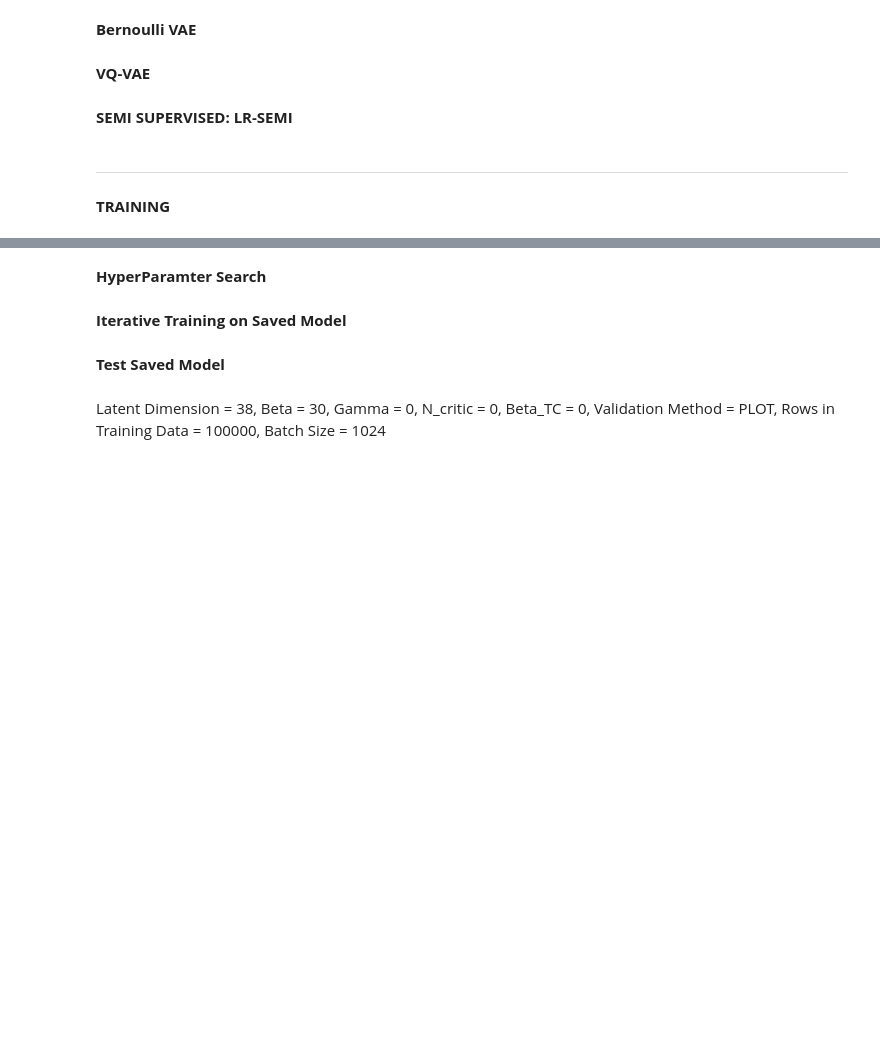
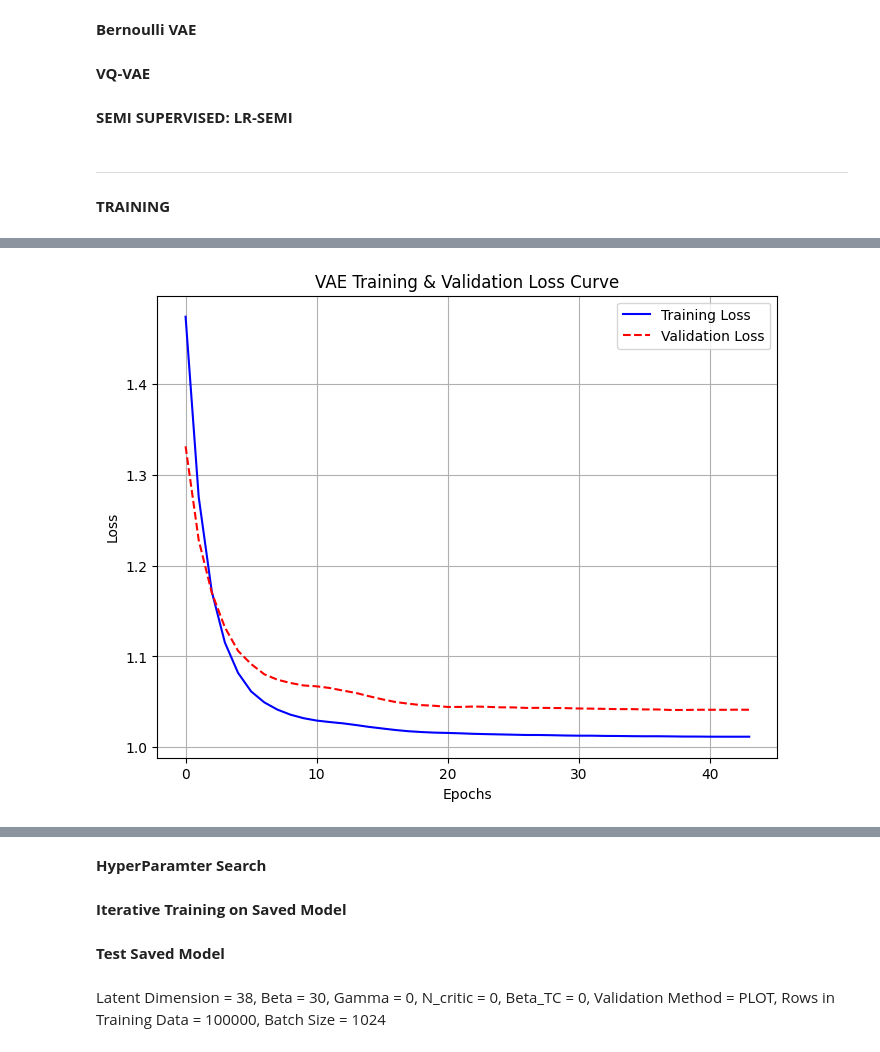
Before and after one commit to Samin765/Edge-Deployable-Unsupervised-IDS-for-CAN, a Jupyter notebook: VAE_multiple_samples_.ipynb, the cells around one changed output, grey strips where cells are left out. Drawn from its saved outputs; the diff is of its cells as text; code cells hidden in the pictures; blank space fills up the shorter version.

```diff
--- a/VAE_multiple_samples_.ipynb
+++ b/VAE_multiple_samples_.ipynb
@@ -248,8 +251,20 @@ else:
     processeddataframe , embedding_model, id_to_embedding, scalers = feature_selection_preparation(HCRL_CarHacking_Normal_csv_path, phase = 'training', rows=n_rows_train, binary = BINARY, binary_id= BINARY_ID)
     train_dataset, val_dataset, val_dataset2 = convert_to_tensorflow(processeddataframe['features'], batch_size= batch_size, window_size = window_size, stride = stride, split_ratio= split_ratio)
 
-    processeddataframe_test = feature_selection_preparation(HCRL_CarHacking_Fuzzy_csv_path, phase = 'test', rows=n_rows_test, binary = BINARY, binary_id = BINARY_ID, embedding_model = embedding_model, id_to_embedding = id_to_embedding, scalers = scalers)
-    test_dataset, test_threshold_dataset = convert_to_tensorflow(processeddataframe_test['features'], processeddataframe_test['type'], batch_size = batch_size, window_size= window_size, stride=stride, window_anomaly = window_anomaly)
+    #processeddataframe_test = feature_selection_preparation(HCRL_CarHacking_DoS_csv_path, phase = 'test', rows=n_rows_test, binary = BINARY, binary_id = BINARY_ID, embedding_model = embedding_model, id_to_embedding = id_to_embedding, scalers = scalers)
+    #test_dataset_dos_hcrl, test_threshold_dataset_dos_hcrl = convert_to_tensorflow(processeddataframe_test['features'], processeddataframe_test['type'], batch_size = batch_size, window_size= window_size, stride=stride, window_anomaly = window_anomaly)
+
+    processeddataframe_test = feature_selection_preparation(HCRL_CarHacking_DoS_csv_path, phase = 'test', rows=n_rows_test, binary = BINARY, binary_id = BINARY_ID, embedding_model = embedding_model, id_to_embedding = id_to_embedding, scalers = scalers)
+    test_dataset_dos_hcrl, test_threshold_dataset_dos_hcrl = convert_to_tensorflow(processeddataframe_test['features'], processeddataframe_test['type'], batch_size = batch_size, window_size= window_size, stride=stride, window_anomaly = window_anomaly)
+
+    #processeddataframe_test = feature_selection_preparation(HCRL_CarHacking_Fuzzy_csv_path, phase = 'test', rows=n_rows_test, binary = BINARY, binary_id = BINARY_ID, embedding_model = embedding_model, id_to_embedding = id_to_embedding, scalers = scalers)
+    #test_dataset_fuzzy, test_threshold_dataset_fuzzy = convert_to_tensorflow(processeddataframe_test['features'], processeddataframe_test['type'], batch_size = batch_size, window_size= window_size, stride=stride, window_anomaly = window_anomaly)
+
+    #processeddataframe_test = feature_selection_preparation(HCRL_CarHacking_Spoofing_Gear_csv_path, phase = 'test', rows=n_rows_test, binary = BINARY, binary_id = BINARY_ID, embedding_model = embedding_model, id_to_embedding = id_to_embedding, scalers = scalers)
+    #test_dataset_spoofing_gear, test_threshold_dataset_spoofing_gear = convert_to_tensorflow(processeddataframe_test['features'], processeddataframe_test['type'], batch_size = batch_size, window_size= window_size, stride=stride, window_anomaly = window_anomaly)
+
+    #processeddataframe_test = feature_selection_preparation(HCRL_CarHacking_Spoofing_RPM_csv_path, phase = 'test', rows=n_rows_test, binary = BINARY, binary_id = BINARY_ID, embedding_model = embedding_model, id_to_embedding = id_to_embedding, scalers = scalers)
+    #test_dataset_spoofing_RPM, test_threshold_dataset_spoofing_RPM = convert_to_tensorflow(processeddataframe_test['features'], processeddataframe_test['type'], batch_size = batch_size, window_size= window_size, stride=stride, window_anomaly = window_anomaly)
     """
 
     processeddataframe , embedding_model, id_to_embedding, scalers = feature_selection_preparation_new(preprocessed_50K_Replay_channel2_part1_csv_path, phase = 'test', rows=n_rows_train, binary = BINARY, binary_id= BINARY_ID, train_embedding_scaler = True)
@@ -1766,7 +1688,7 @@ reload(anomaly_detection_functions)
 # Regular HYPERPARAMETERS
 input_dim = np.size(processeddataframe['features'][0])
 epochs = 100
-n_samples = 11
+n_samples = 10
 learning_rate = 1e-04
 weight_decay = 1e-06
 learning_rate_disc = 5e-5 # FactorVAE
@@ -1774,7 +1696,7 @@ learning_rate_disc = 5e-5 # FactorVAE
 steps_anneal = epochs * len(train_dataset)
 print("steps: ", steps_anneal)
 alpha = 0.0  # Minimum learning rate as a fraction of the initial learning rate
-validation_method = "B_TCVAE" # None, B_VAE, TC, B_TCVAE, PLOT
+validation_method = "B_VAE" # None, B_VAE, TC, B_TCVAE, PLOT
 patience = 5
 
 # IMPORTANT
@@ -1787,41 +1709,49 @@ n_critic = 0
 
 AD = True
 
-time = datetime.now().strftime("%H-%M")
-model_name ="LSTM_VAE"
-#model_path s= f'/Users/SCHUGD/Desktop/MasterThesis/Code/Models/BEST_{model_name}_LD{latent_dim}_Beta{beta}_NT{n_rows_train}_{time}.keras'
-
-cosine_decay_schedule = CosineDecay(
-    1e-03, steps_anneal, alpha=alpha
-)
+# Hyperparameter search space
+latent_dims = [10]  # Example values for latent dimension
+beta_values = [2]
 
 
-#vae = Bernoulli_VAE(input_dim=input_dim, latent_dim=latent_dim, window_size= window_size, bernoulli_prior_p= 0.5)
-#vae = VAE_Mean_Variance_Decoder(input_dim=input_dim, latent_dim=latent_dim, window_size= window_size)
-vae = VAE_multiplesamples(input_dim=input_dim, latent_dim=latent_dim, window_size= window_size)
+test_dataset = test_dataset_dos_hcrl
 
-vae_semi = LR_SEMIVAE(input_dim=input_dim, latent_dim=latent_dim, window_size= window_size, num_classes= 2, lambda_cls = 1)
+for latent_dim, beta in itertools.product(latent_dims, beta_values):
+  time = datetime.now().strftime("%H-%M")
+  model_name ="B_Threshold_VAE"
+  #model_path s= f'/Users/SCHUGD/Desktop/MasterThesis/Code/Models/BEST_{model_name}_LD{latent_dim}_Beta{beta}_NT{n_rows_train}_{time}.keras'
+
+  cosine_decay_schedule = CosineDecay(
+      1e-03, steps_anneal, alpha=alpha
+  )
+
+  #vae = Bernoulli_VAE(input_dim=input_dim, latent_dim=latent_dim, window_size= window_size, bernoulli_prior_p= 0.5)
+  #vae = VAE_Mean_Variance_Decoder(input_dim=input_dim, latent_dim=latent_dim, window_size= window_size)
+  vae = VAE_multiplesamples(input_dim=input_dim, latent_dim=latent_dim, window_size= window_size)
+
+  #vae_semi = LR_SEMIVAE(input_dim=input_dim, latent_dim=latent_dim, window_size= window_size, num_classes= 2, lambda_cls = 1)
 
 
-#optimizer = tf.keras.optimizers.AdamW(learning_rate=learning_rate, weight_decay=weight_decay, beta_1=beta1, beta_2=beta2)
-optimizer = tf.keras.optimizers.AdamW(learning_rate=cosine_decay_schedule)
-discriminator_optimizer = tf.keras.optimizers.AdamW(learning_rate=learning_rate_disc)
+  #optimizer = tf.keras.optimizers.AdamW(learning_rate=learning_rate, weight_decay=weight_decay, beta_1=beta1, beta_2=beta2)
+  optimizer = tf.keras.optimizers.AdamW(learning_rate=cosine_decay_schedule)
+  discriminator_optimizer = tf.keras.optimizers.AdamW(learning_rate=learning_rate_disc)
 
-train_losses, val_losses, real_epochs, time, show_val, model_path, vae = train_model(vae,optimizer,discriminator_optimizer, epochs,
-                                                                    n_samples, input_dim, latent_dim, batch_size,beta,
-                                                                      gamma, n_critic, steps_anneal, patience, time,beta_tc,validation_method,
-                                                                      model_path= "", train_dataset = train_dataset,test_dataset = test_dataset,
-                                                                      val_dataset = val_dataset,n_rows_train=n_rows_train,AWS = AWS,s3 = s3, BUCKET=BUCKET)
+  train_losses, val_losses, real_epochs, time, show_val, model_path, vae = train_model(vae,optimizer,discriminator_optimizer, epochs,
+                                                                      n_samples, input_dim, latent_dim, batch_size,beta,
+                                                                        gamma, n_critic, steps_anneal, patience, time,beta_tc,validation_method,
+                                                                        model_path= "", train_dataset = train_dataset,test_dataset = test_dataset,
+                                                                        val_dataset = val_dataset,n_rows_train=n_rows_train,AWS = AWS,s3 = s3, BUCKET=BUCKET)
 
 
-plot_loss_curve(train_losses, val_losses , real_epochs, latent_dim, time,n_rows_train, show_val= show_val, AWS = AWS, s3 = s3, BUCKET = BUCKET)
-reducer = None
-reducer = get_latent_representations_label(vae, test_dataset,latent_dim, beta,n_critic,gamma,time, 'PCA', save = False, reducer = reducer)
-reducer = get_latent_representations_label(vae, test_dataset, latent_dim, beta,n_critic,gamma,time,epoch = real_epochs, name = model_name,type = 'TSNE', save = True, AWS = AWS, s3 = s3, BUCKET = BUCKET, reducer = reducer)
+  plot_loss_curve(train_losses, val_losses , real_epochs, latent_dim, time,n_rows_train, show_val= show_val, AWS = AWS, s3 = s3, BUCKET = BUCKET)
+  reducer = None
+  reducer = get_latent_representations_label(vae, test_dataset,latent_dim, beta,n_critic,gamma,time, 'PCA', save = False, reducer = reducer)
+  reducer = get_latent_representations_label(vae, test_dataset, latent_dim, beta,n_critic,gamma,time,epoch = real_epochs, name = model_name,type = 'TSNE', save = True, AWS = AWS, s3 = s3, BUCKET = BUCKET, reducer = reducer)
 
-if AD:
-  reconstruction_AD = True
-  latent_AD = True
-  reconstruction_threshold, probability_threshold, latent_threshold, mean_train, variance_train, loaded_vae, tree = get_threshold_from_train(model_path,train_dataset, val_dataset,reconstruction_AD, latent_AD, val_dataset2= None)
-  results, results_probs, distances = anomaly_detection(loaded_vae, test_dataset , reconstruction_AD, latent_AD, mean_train, variance_train, tree = tree, debug = True)
-  reconstruction_error_accuracy , reconstruction_probs_accuracy, latent_accuracy = get_anomaly_detection_accuracy(reconstruction_AD, latent_AD, results,results_probs,reconstruction_threshold,probability_threshold,distances,latent_threshold,model_name, latent_dim,epochs,time,n_rows_train, AWS = AWS, s3=s3, BUCKET = BUCKET)
+  if AD:
+    reconstruction_AD = False
+    latent_AD = True
+    reconstruction_threshold, probability_threshold, latent_threshold, mean_train, variance_train, loaded_vae, tree = get_threshold_from_train(model_path,train_dataset, val_dataset,reconstruction_AD, latent_AD, val_dataset2= None)
+    results, results_probs, distances, error_dict = anomaly_detection(loaded_vae, test_dataset , reconstruction_AD, latent_AD, mean_train, variance_train, tree = tree, debug = True)
+    reconstruction_error_accuracy , reconstruction_probs_accuracy, latent_accuracy = get_anomaly_detection_accuracy(reconstruction_AD, latent_AD, results,results_probs,reconstruction_threshold,probability_threshold,distances,latent_threshold,model_name, latent_dim,epochs,time,n_rows_train, AWS = AWS, s3=s3, BUCKET = BUCKET)
+# %% [output]
@@ -1827,0 +1775 @@ if AD:
+[figure, added]
```
Also changed, not shown: parts of 24 cells of this notebook, 4 other files.
